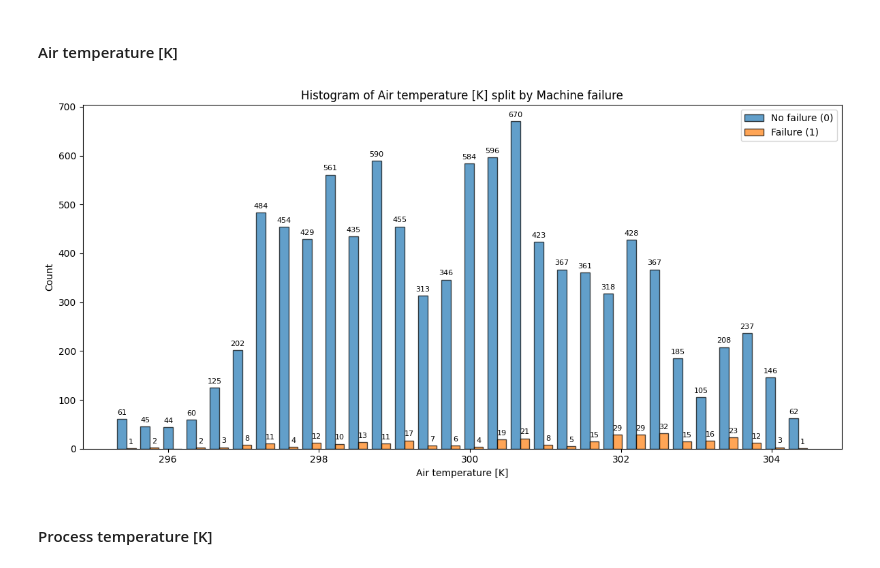
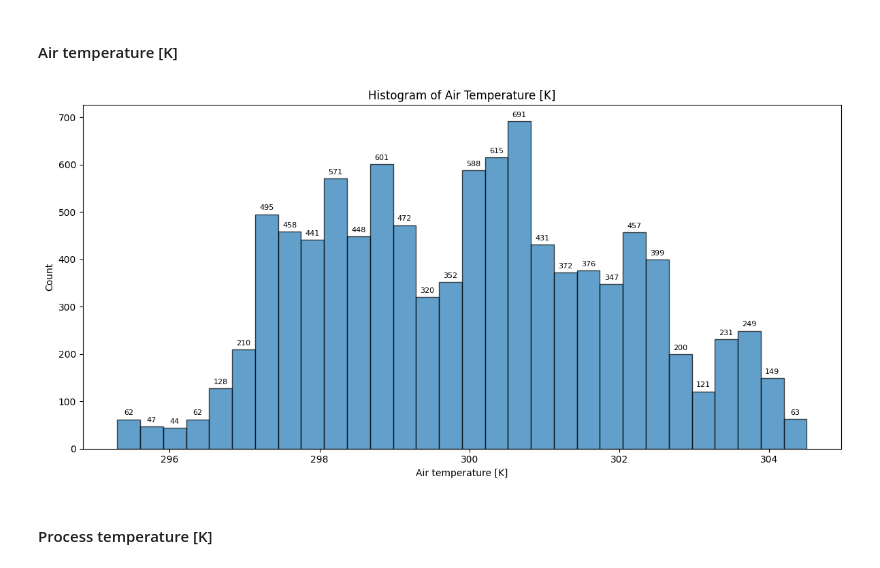
Before and after one commit to axeltanjung/millguard_predictive_maintenance, a Jupyter notebook: notebook/eda.ipynb, the cells around one changed output. Saved outputs shown, nothing was run; the diff lists cells and outputs as text; code cells hidden in the pictures.

```diff
--- a/notebook/eda.ipynb
+++ b/notebook/eda.ipynb
@@ -640,32 +160,22 @@ Passing `palette` without assigning `hue` is deprecated and will be removed in v
 # %% [markdown]
 #### Air temperature [K]
-# %%
-plt.figure(figsize=(12, 6))
-
-# prepare bins and centers
-bins = np.histogram_bin_edges(mill_df['Air temperature [K]'], bins=30)
-bin_centers = (bins[:-1] + bins[1:]) / 2
-width = (bins[1] - bins[0]) * 0.4
-
-colors = ['C0', 'C1']
-labels = ['No failure (0)', 'Failure (1)']
-
-for i, failure_state in enumerate([0, 1]):
-    grp_data = mill_df.loc[mill_df['Machine failure'] == failure_state, 'Air temperature [K]']
-    counts, _ = np.histogram(grp_data, bins=bins)
-    x = bin_centers + (i - 0.5) * width  # offset so bars sit side-by-side
-    plt.bar(x, counts, width=width, color=colors[i], edgecolor='black', alpha=0.7, label=labels[i])
-    for xi, h in zip(x, counts):
-        if h > 0:
-            plt.annotate(f'{int(h)}', (xi, h), ha='center', va='bottom', xytext=(0, 3), textcoords='offset points', fontsize=8)
-
-plt.title('Histogram of Air temperature [K] split by Machine failure')
-plt.xlabel('Air temperature [K]')
-plt.ylabel('Count')
-plt.legend()
-plt.tight_layout()
-plt.show()
-# %% [output]
-[figure, removed]
+# %%
+plt.figure(figsize=(12, 6))
+data = mill_df['Air temperature [K]']
+patches = plt.hist(data, bins=30, color='C0', edgecolor='black', alpha=0.7)[2]
+plt.title('Histogram of Air Temperature [K]')
+plt.xlabel('Air temperature [K]')
+plt.ylabel('Count')
+
+for p in patches:
+    h = p.get_height()
+    if h > 0:
+        plt.annotate(f'{int(h)}', (p.get_x() + p.get_width() / 2., h),
+                     ha='center', va='bottom', xytext=(0, 3), textcoords='offset points', fontsize=8)
+
+plt.tight_layout()
+plt.show()
+# %% [output]
+[figure, added]
 # %% [markdown]
 #### Process temperature [K]
```
Also changed, not shown: parts of 26 cells of this notebook, 1 other file.
